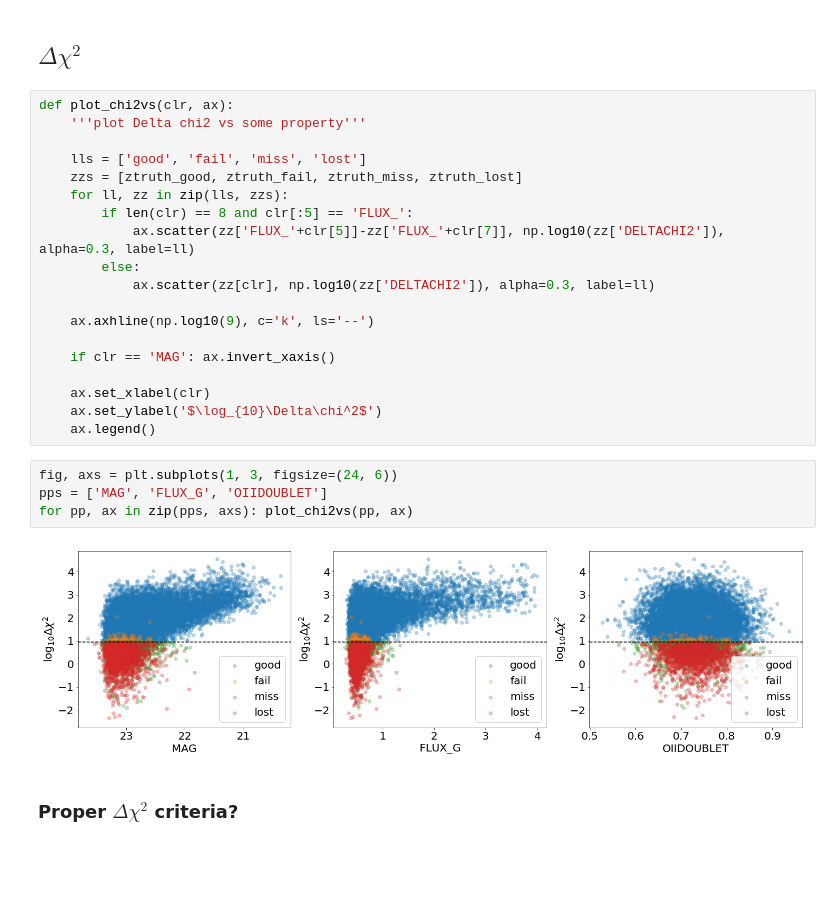
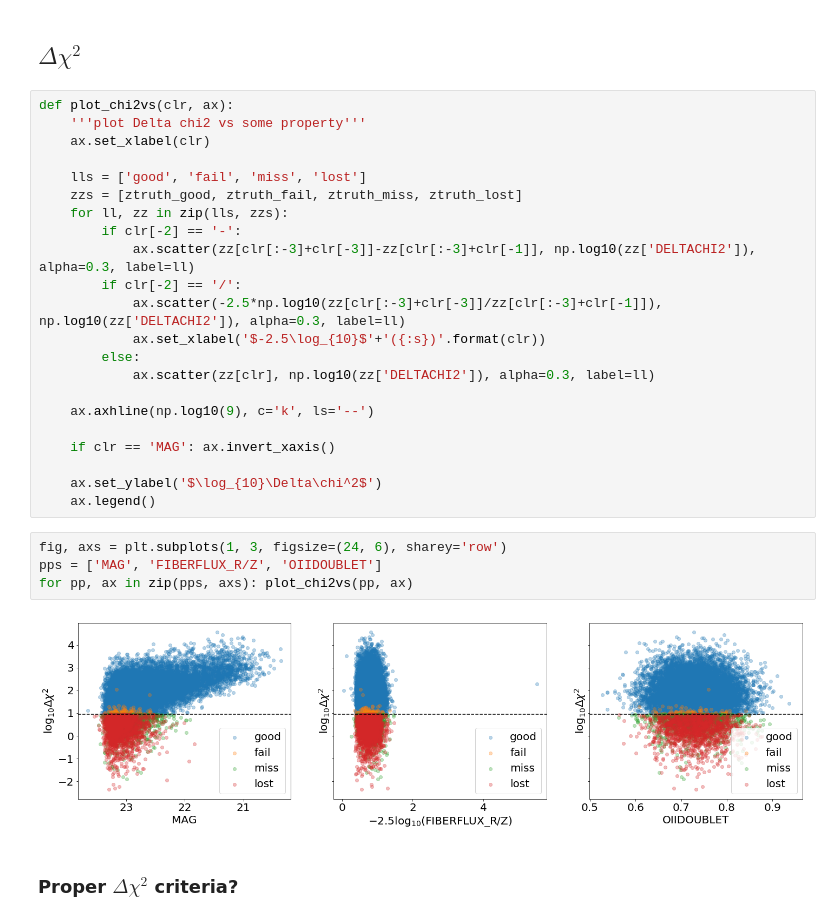
Before and after one commit to Yucheng-Zhang/desi_nbs, a Jupyter notebook: demo/elg_zfitting.ipynb, the cells around one changed output. Drawn from its saved outputs; the diff is of its cells as text; blank space fills up the shorter version.

```diff
--- a/demo/elg_zfitting.ipynb
+++ b/demo/elg_zfitting.ipynb
@@ -388,12 +388,16 @@ ZWARN bits:
 # %%
 def plot_chi2vs(clr, ax):
     '''plot Delta chi2 vs some property'''
+    ax.set_xlabel(clr)
 
     lls = ['good', 'fail', 'miss', 'lost']
     zzs = [ztruth_good, ztruth_fail, ztruth_miss, ztruth_lost]
     for ll, zz in zip(lls, zzs):
-        if len(clr) == 8 and clr[:5] == 'FLUX_':
-            ax.scatter(zz['FLUX_'+clr[5]]-zz['FLUX_'+clr[7]], np.log10(zz['DELTACHI2']), alpha=0.3, label=ll)
+        if clr[-2] == '-':
+            ax.scatter(zz[clr[:-3]+clr[-3]]-zz[clr[:-3]+clr[-1]], np.log10(zz['DELTACHI2']), alpha=0.3, label=ll)
+        if clr[-2] == '/':
+            ax.scatter(-2.5*np.log10(zz[clr[:-3]+clr[-3]]/zz[clr[:-3]+clr[-1]]), np.log10(zz['DELTACHI2']), alpha=0.3, label=ll)
+            ax.set_xlabel('$-2.5\log_{10}$'+'({:s})'.format(clr))
         else:
             ax.scatter(zz[clr], np.log10(zz['DELTACHI2']), alpha=0.3, label=ll)
 
@@ -401,15 +405,14 @@ def plot_chi2vs(clr, ax):
 
     if clr == 'MAG': ax.invert_xaxis()
 
-    ax.set_xlabel(clr)
     ax.set_ylabel('$\log_{10}\Delta\chi^2$')
     ax.legend()
 # %%
-fig, axs = plt.subplots(1, 3, figsize=(24, 6))
-pps = ['MAG', 'FLUX_G', 'OIIDOUBLET']
+fig, axs = plt.subplots(1, 3, figsize=(24, 6), sharey='row')
+pps = ['MAG', 'FIBERFLUX_R/Z', 'OIIDOUBLET']
 for pp, ax in zip(pps, axs): plot_chi2vs(pp, ax)
 # %% [output]
-[figure, old version]
+[figure, new version]
 # %% [markdown]
 ### Proper $\Delta \chi^2$ criteria?
 # %%
```
Also changed, not shown: parts of 11 cells of this notebook, 3 other files.
